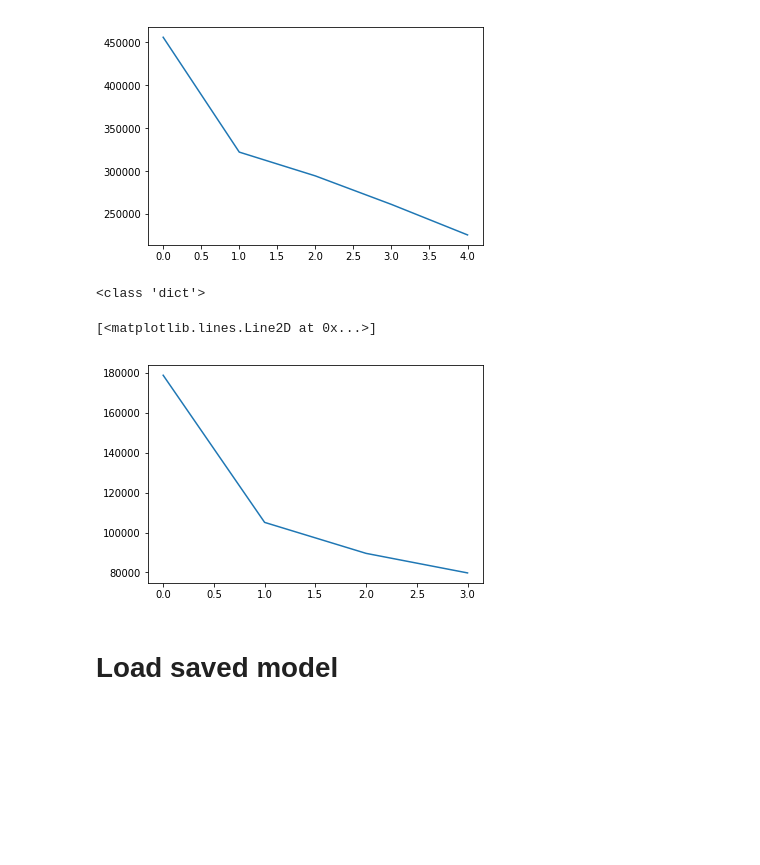
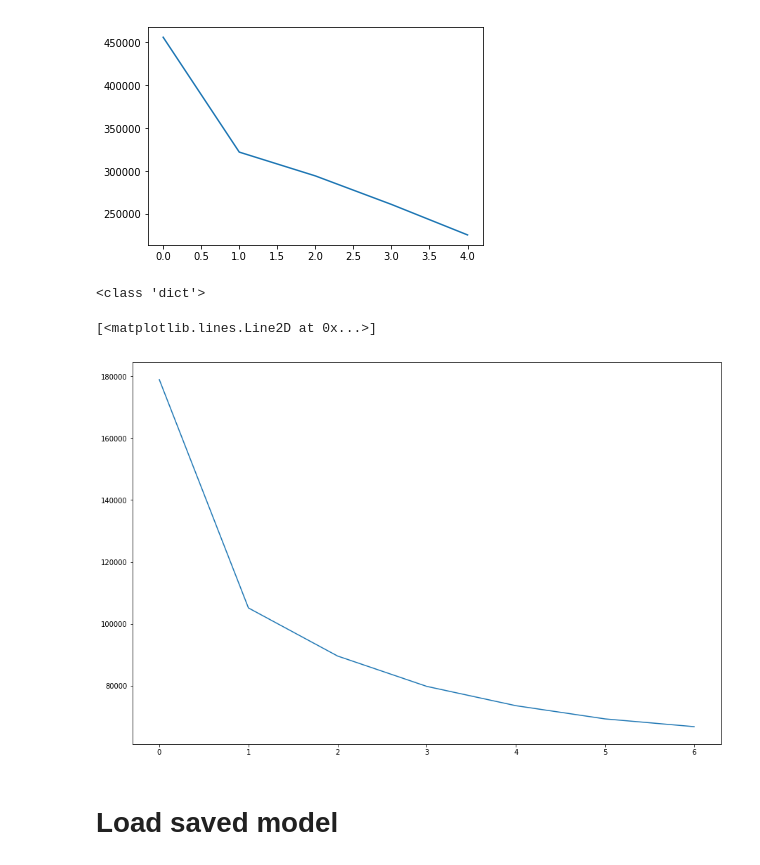
Before and after one commit to basameera/NIPS_week_2_3, a Jupyter notebook: weeks_2_and_3_assignment_SAMEERA_CPU.ipynb, the cells around one changed output. Saved outputs shown, nothing was run; the diff lists cells and outputs as text; code cells hidden in the pictures; blank space fills up the shorter version.

```diff
--- a/weeks_2_and_3_assignment_SAMEERA_CPU.ipynb
+++ b/weeks_2_and_3_assignment_SAMEERA_CPU.ipynb
@@ -586,17 +587,17 @@ plt.plot(loss_history['training'])
 [<matplotlib.lines.Line2D at 0x...>]
 [figure]
 # %%
-loss_His = np.load('{:s}/loss_history_{:03d}.npz'.format(model_directory, 4))
+loss_His = np.load('{:s}/loss_history_{:03d}.npz'.format(model_directory, 7))
 loss_His = loss_His[loss_His.files[0]]
 loss_His = loss_His.reshape(1,)[0]
 print(type(loss_His))
 
-
+fig=plt.figure(figsize=(15, 10))
 plt.plot(loss_His['training'])
 # %% [output]
 <class 'dict'>
 [<matplotlib.lines.Line2D at 0x...>]
-[figure, old version]
+[figure, new version]
 # %% [markdown]
 # Load saved model
 # %%
```
Also changed, not shown: parts of 5 cells of this notebook.
